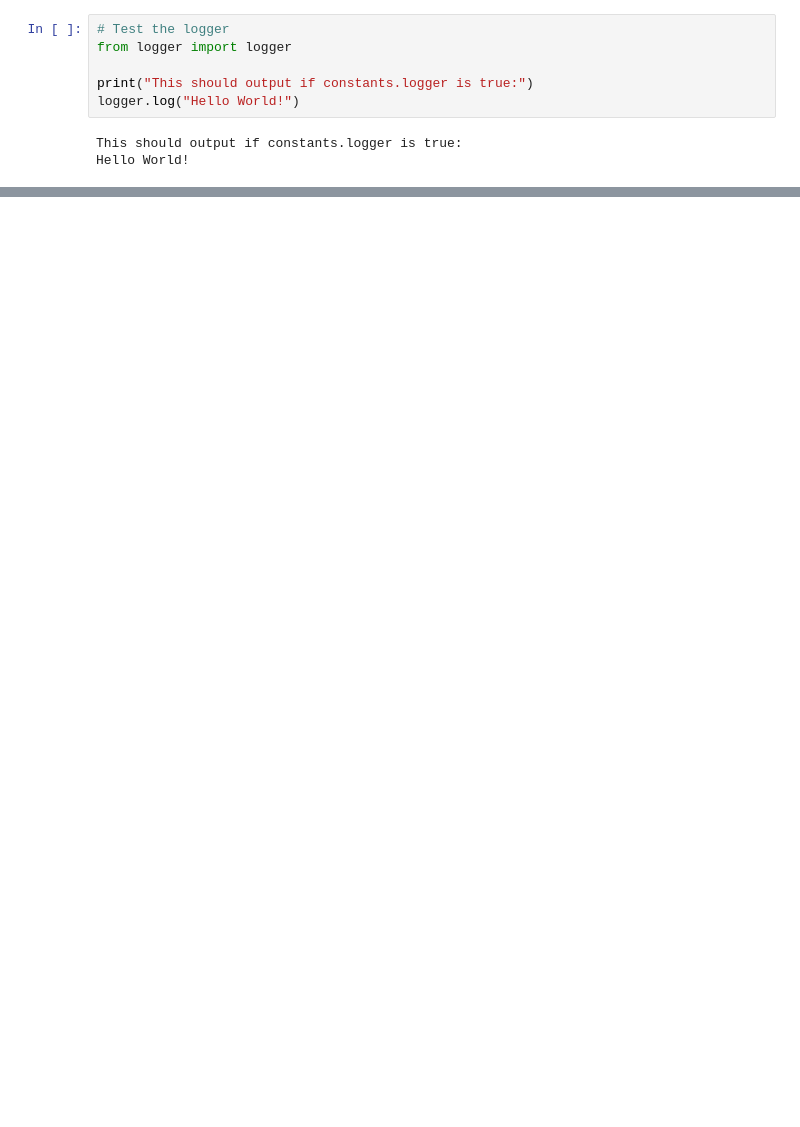
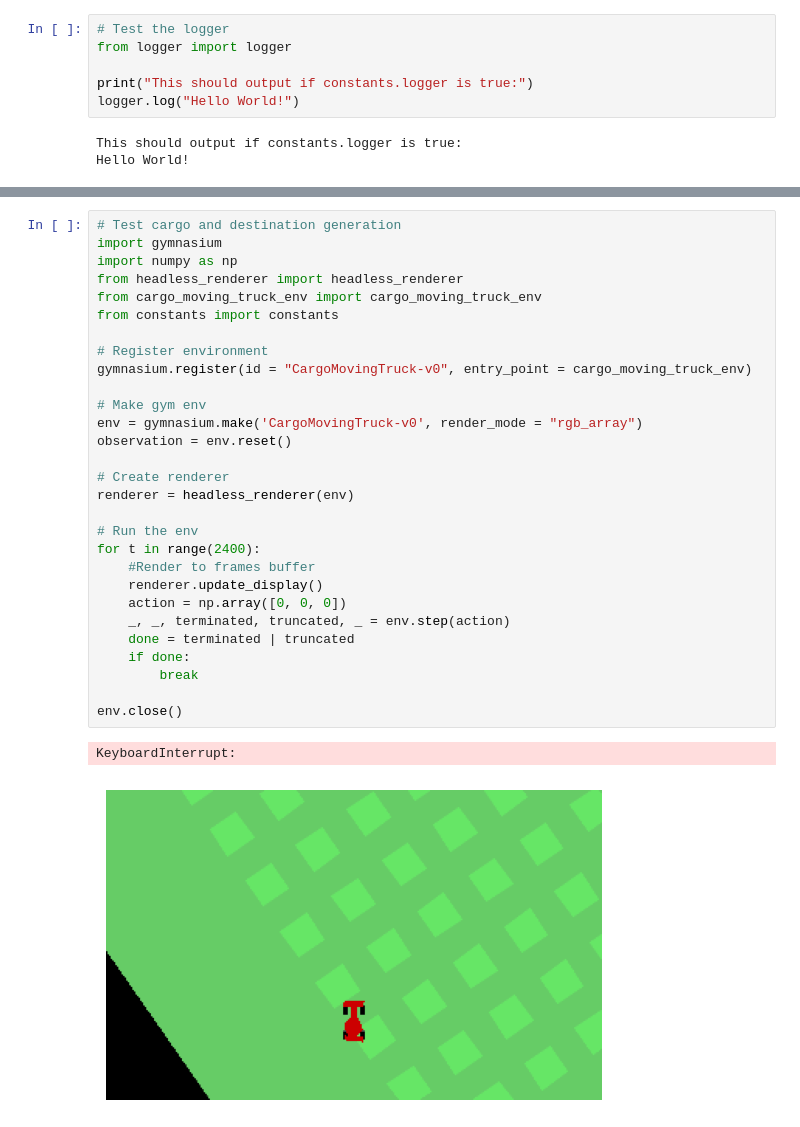
Before and after one commit to Jay-LJH/Me5418, a Jupyter notebook: unit_tests.ipynb, the cells around one changed output, grey strips where cells are left out. Cells and saved outputs as stored; diff of their text form; blank space fills up the shorter version.

```diff
--- a/unit_tests.ipynb
+++ b/unit_tests.ipynb
@@ -65,0 +66,32 @@ env.close()
+# %%
+# Test cargo and destination generation
+import gymnasium
+import numpy as np
+from headless_renderer import headless_renderer
+from cargo_moving_truck_env import cargo_moving_truck_env
+from constants import constants
+
+# Register environment
+gymnasium.register(id = "CargoMovingTruck-v0", entry_point = cargo_moving_truck_env)
+
+# Make gym env
+env = gymnasium.make('CargoMovingTruck-v0', render_mode = "rgb_array")
+observation = env.reset()
+
+# Create renderer
+renderer = headless_renderer(env)
+
+# Run the env
+for t in range(2400):
+    #Render to frames buffer
+    renderer.update_display()
+    action = np.array([0, 0, 0])
+    _, _, terminated, truncated, _ = env.step(action)
+    done = terminated | truncated
+    if done:
+        break
+
+env.close()
+# %% [output]
+KeyboardInterrupt:
+[figure, added]
```
Also changed, not shown: parts of 2 cells of this notebook, 7 other files.
